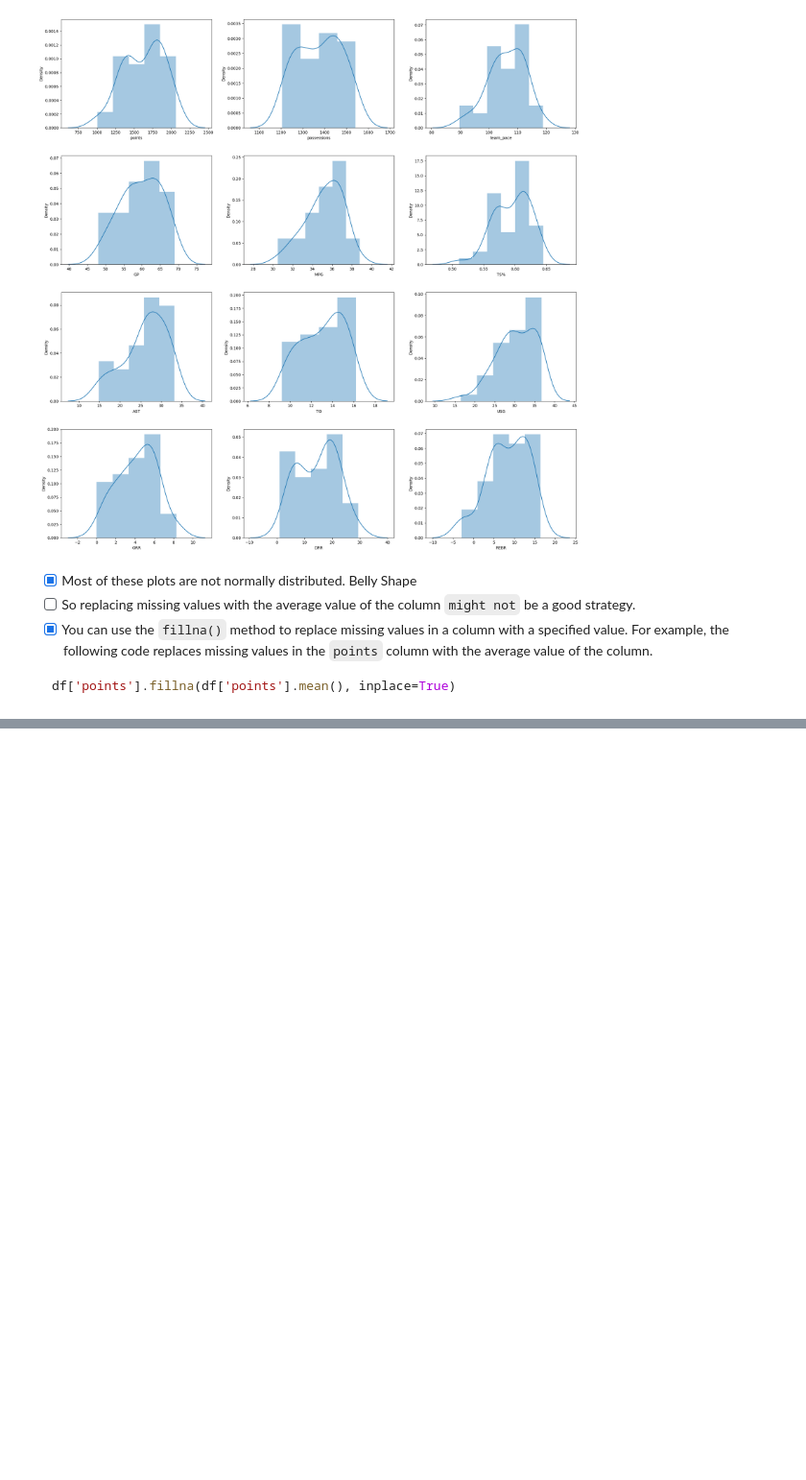
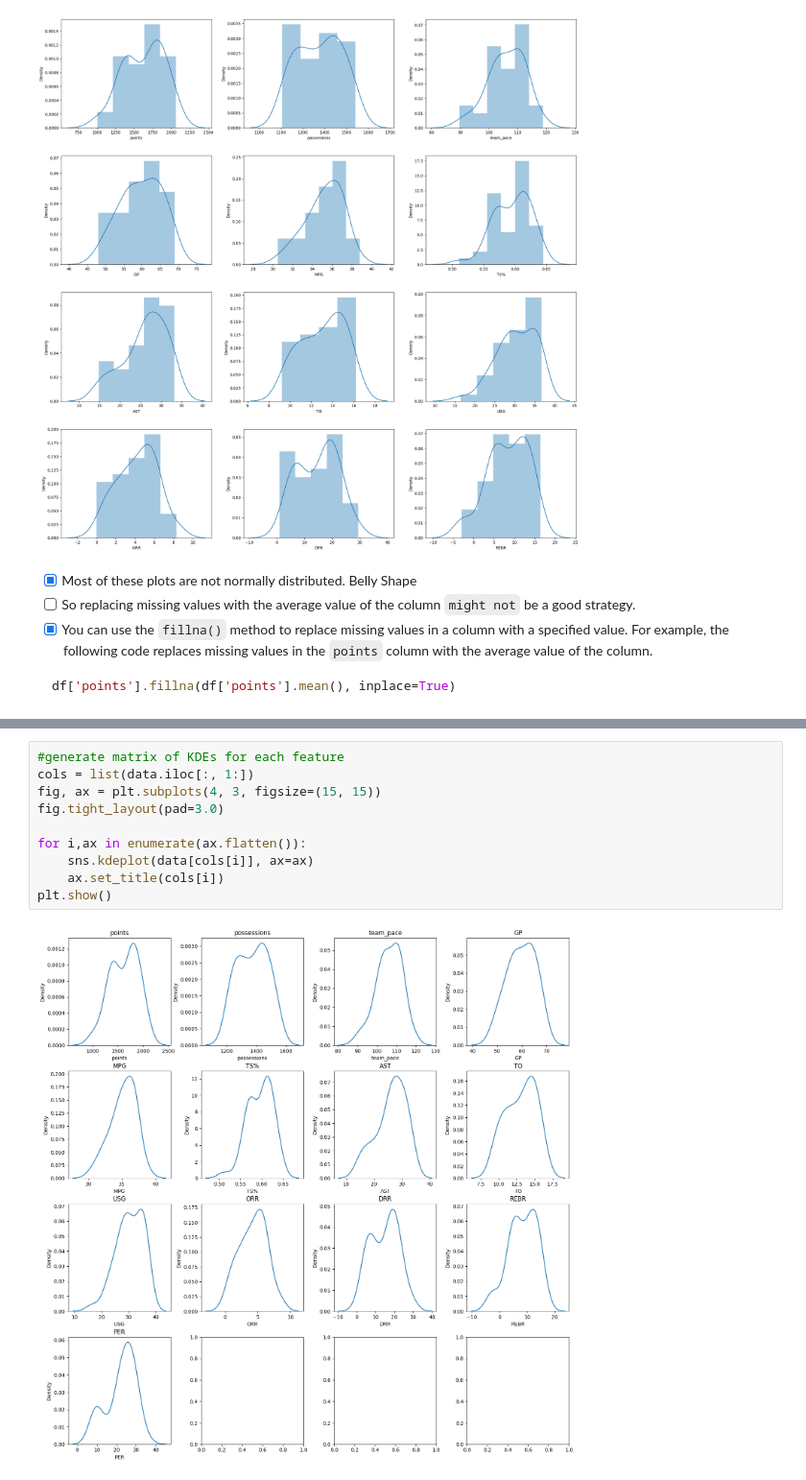
Before and after one commit to Mfundo-debug/space-jam-anl, a Jupyter notebook: space-jam.ipynb, the cells around one changed output, grey strips where cells are left out. Shown at 96% size. Saved outputs shown, nothing was run; the diff lists cells and outputs as text; blank space fills up the shorter version.

```diff
--- a/space-jam.ipynb
+++ b/space-jam.ipynb
@@ -341,0 +370,12 @@ df['points'].fillna(df['points'].mean(), inplace=True)
+# %%
+#generate matrix of KDEs for each feature
+cols = list(data.iloc[:, 1:])
+fig, ax = plt.subplots(4, 3, figsize=(15, 15))
+fig.tight_layout(pad=3.0)
+
+for i,ax in enumerate(ax.flatten()):
+    sns.kdeplot(data[cols[i]], ax=ax)
+    ax.set_title(cols[i])
+plt.show()
+# %% [output]
+[figure, added]
```
Also changed, not shown: parts of 16 cells of this notebook.
